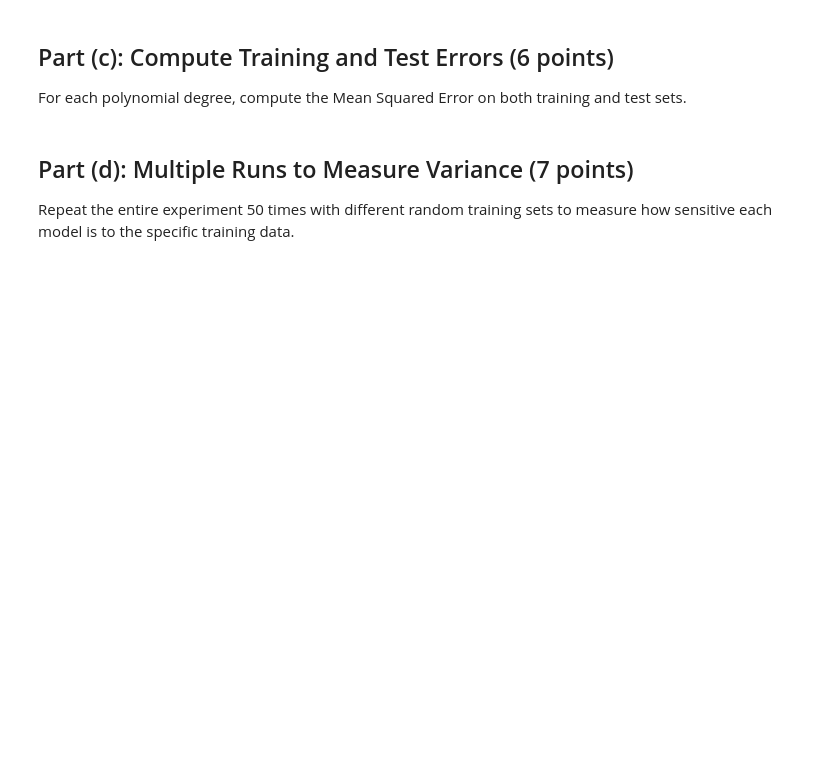
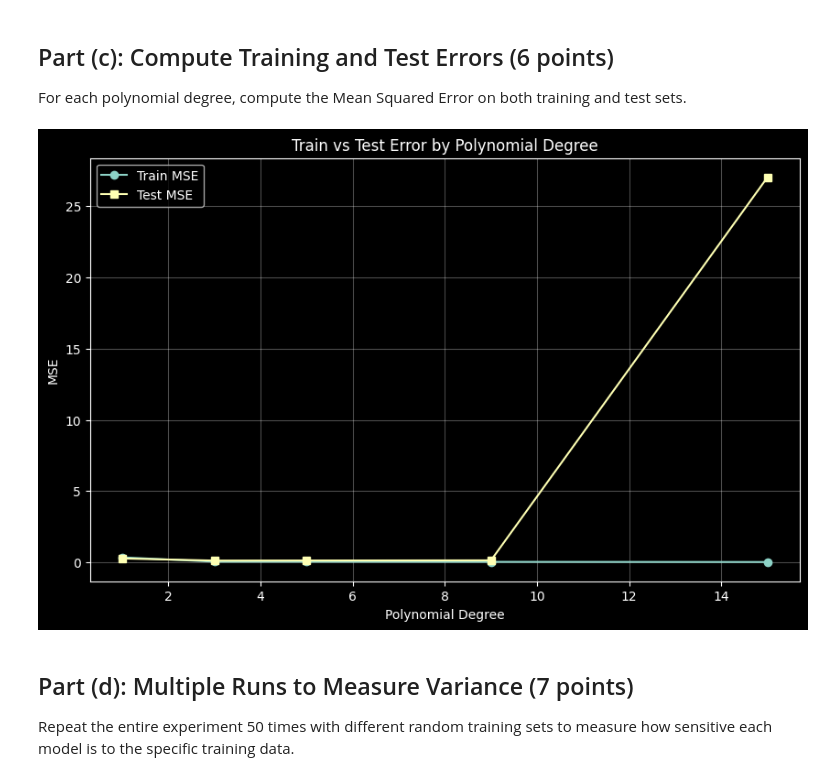
Before and after one commit to adubale/deep-learning-5480, a Jupyter notebook: assignment1/assignment1_coding.ipynb, the cells around one changed output. Drawn from its saved outputs; the diff is of its cells as text; code cells hidden in the pictures; blank space fills up the shorter version.

```diff
--- a/assignment1/assignment1_coding.ipynb
+++ b/assignment1/assignment1_coding.ipynb
@@ -133,43 +135,45 @@ For each polynomial degree, compute the Mean Squared Error on both training and
 # %%
 def compute_mse(X, y_true, coeffs):
     """Compute mean squared error for polynomial model"""
     y_pred = np.polyval(coeffs, X)
     mse = np.mean((y_pred - y_true) ** 2)
     return mse
 
 train_errors = {}
 test_errors = {}
 
 for d in degrees:
     # TODO: Compute train and test MSE for each degree
-    # 1. Use compute_mse() with models[d]
-    # 2. Store results in train_errors and test_errors dictionaries
+    train_mse = compute_mse(X_train, y_train, models[d])
+    test_mse = compute_mse(X_test, y_test, models[d])
 
-    # train_mse = ...
-    # test_mse = ...
-
-    # train_errors[d] = train_mse
-    # test_errors[d] = test_mse
-
-    pass # Remove this pass after implementing
+    train_errors[d] = train_mse
+    test_errors[d] = test_mse
 
 # TODO: Create a plot with degree on x-axis and MSE on y-axis
 # Plot both train error and test error on the same plot
 # Use different colors/markers for train vs test
 
 plt.figure(figsize=(10, 6))
 
 # TODO: Plot training and test errors
-# plt.plot(degrees, [train_errors[d] for d in degrees], ...)
-# plt.plot(degrees, [test_errors[d] for d in degrees], ...)
+plt.plot(degrees, [train_errors[d] for d in degrees], marker="o", label="Train MSE")
+plt.plot(degrees, [test_errors[d] for d in degrees], marker="s", label="Test MSE")
 
 # TODO: Add labels, legend, title, grid
+plt.xlabel("Polynomial Degree")
+plt.ylabel("MSE")
+plt.title("Train vs Test Error by Polynomial Degree")
+plt.grid(True, alpha=0.3)
+plt.legend()
 
 plt.show()
 
 # TODO: You should observe:
 # - Training error decreases monotonically
 # - Test error: decreases initially, then increases (U-shaped curve)
+# %% [output]
+[figure, added]
 # %% [markdown]
 ## Part (d): Multiple Runs to Measure Variance (7 points)
 
```
Also changed, not shown: parts of 3 cells of this notebook.
